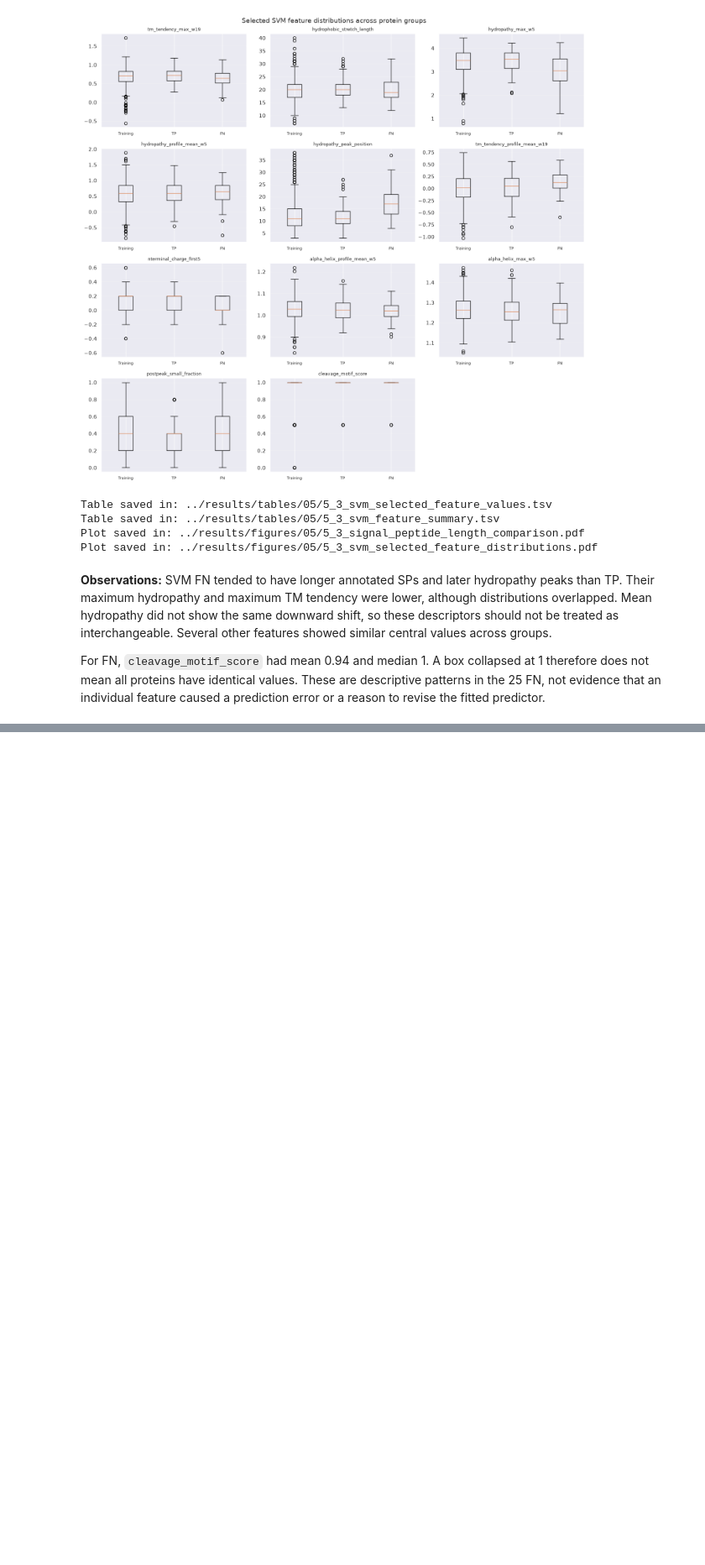
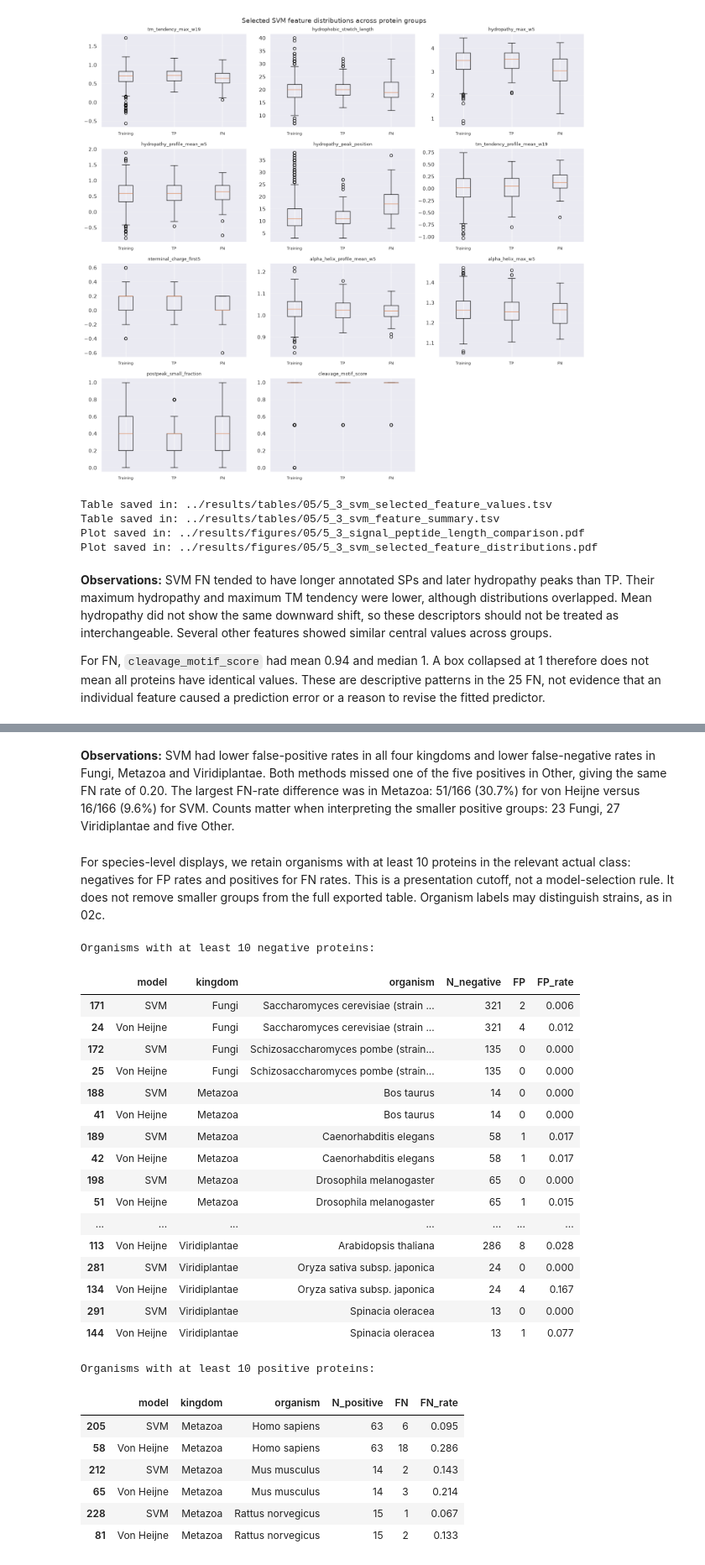
Before and after one commit to bioinformatikk/LB2_project_Group_10, a Jupyter notebook: notebooks/05_benchmarking_and_analysis.ipynb, the cells around one changed output, grey strips where cells are left out. Shown at 84% size. Cells and saved outputs as stored; diff of their text form; code cells hidden in the pictures; blank space fills up the shorter version.

```diff
--- a/notebooks/05_benchmarking_and_analysis.ipynb
+++ b/notebooks/05_benchmarking_and_analysis.ipynb
@@ -1652,0 +1815,46 @@ Keep 03–04 CV estimates as evaluations of the earlier procedures, final-search
+# %% [markdown]
+**Observations:** SVM had lower false-positive rates in all four kingdoms and lower false-negative rates in Fungi, Metazoa and Viridiplantae. Both methods missed one of the five positives in Other, giving the same FN rate of 0.20. The largest FN-rate difference was in Metazoa: 51/166 (30.7%) for von Heijne versus 16/166 (9.6%) for SVM. Counts matter when interpreting the smaller positive groups: 23 Fungi, 27 Viridiplantae and five Other.
+# %% [markdown]
+For species-level displays, we retain organisms with at least 10 proteins in the relevant actual class: negatives for FP rates and positives for FN rates. This is a presentation cutoff, not a model-selection rule. It does not remove smaller groups from the full exported table. Organism labels may distinguish strains, as in 02c.
+# %%
+print("Organisms with at least 10 negative proteins:")
+display(
+    organism_errors[organism_errors["N_negative"] >= 10]
+    .sort_values(["kingdom", "organism", "model"])
+    [["model", "kingdom", "organism", "N_negative", "FP", "FP_rate"]]
+    .round(3)
+)
+print("Organisms with at least 10 positive proteins:")
+display(
+    organism_errors[organism_errors["N_positive"] >= 10]
+    .sort_values(["kingdom", "organism", "model"])
+    [["model", "kingdom", "organism", "N_positive", "FN", "FN_rate"]]
+    .round(3)
+)
+# %% [output]
+Organisms with at least 10 negative proteins:
+|  | model | kingdom | organism | N_negative | FP | FP_rate |
+| 171 | SVM | Fungi | Saccharomyces cerevisiae (strain ... | 321 | 2 | 0.006 |
+| 24 | Von Heijne | Fungi | Saccharomyces cerevisiae (strain ... | 321 | 4 | 0.012 |
+| 172 | SVM | Fungi | Schizosaccharomyces pombe (strain... | 135 | 0 | 0.000 |
+| 25 | Von Heijne | Fungi | Schizosaccharomyces pombe (strain... | 135 | 0 | 0.000 |
+| 188 | SVM | Metazoa | Bos taurus | 14 | 0 | 0.000 |
+| 41 | Von Heijne | Metazoa | Bos taurus | 14 | 0 | 0.000 |
+| 189 | SVM | Metazoa | Caenorhabditis elegans | 58 | 1 | 0.017 |
+| 42 | Von Heijne | Metazoa | Caenorhabditis elegans | 58 | 1 | 0.017 |
+| 198 | SVM | Metazoa | Drosophila melanogaster | 65 | 0 | 0.000 |
+| 51 | Von Heijne | Metazoa | Drosophila melanogaster | 65 | 1 | 0.015 |
+| ... | ... | ... | ... | ... | ... | ... |
+| 113 | Von Heijne | Viridiplantae | Arabidopsis thaliana | 286 | 8 | 0.028 |
+| 281 | SVM | Viridiplantae | Oryza sativa subsp. japonica | 24 | 0 | 0.000 |
+| 134 | Von Heijne | Viridiplantae | Oryza sativa subsp. japonica | 24 | 4 | 0.167 |
+| 291 | SVM | Viridiplantae | Spinacia oleracea | 13 | 0 | 0.000 |
+| 144 | Von Heijne | Viridiplantae | Spinacia oleracea | 13 | 1 | 0.077 |
+Organisms with at least 10 positive proteins:
+|  | model | kingdom | organism | N_positive | FN | FN_rate |
+| 205 | SVM | Metazoa | Homo sapiens | 63 | 6 | 0.095 |
+| 58 | Von Heijne | Metazoa | Homo sapiens | 63 | 18 | 0.286 |
+| 212 | SVM | Metazoa | Mus musculus | 14 | 2 | 0.143 |
+| 65 | Von Heijne | Metazoa | Mus musculus | 14 | 3 | 0.214 |
+| 228 | SVM | Metazoa | Rattus norvegicus | 15 | 1 | 0.067 |
+| 81 | Von Heijne | Metazoa | Rattus norvegicus | 15 | 2 | 0.133 |
```
Also changed, not shown: parts of 16 cells of this notebook, 13 other files.
